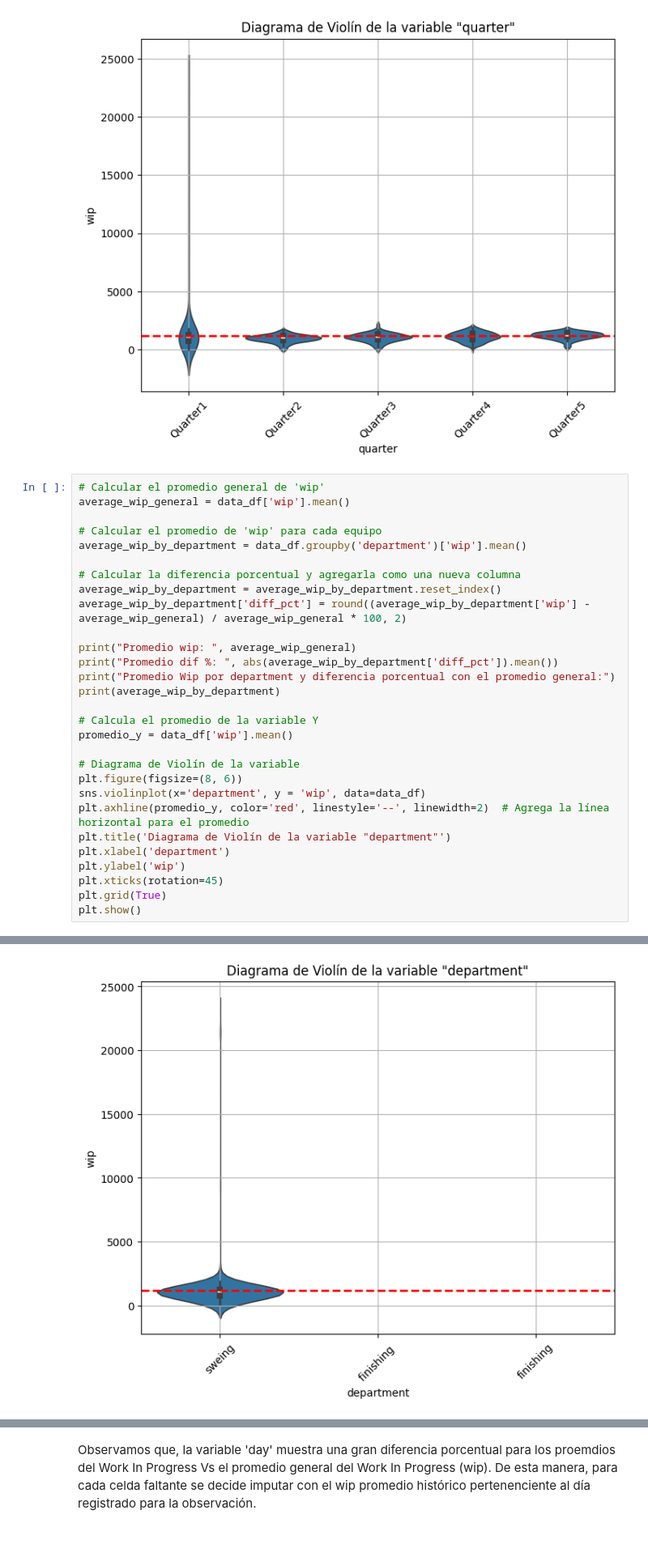
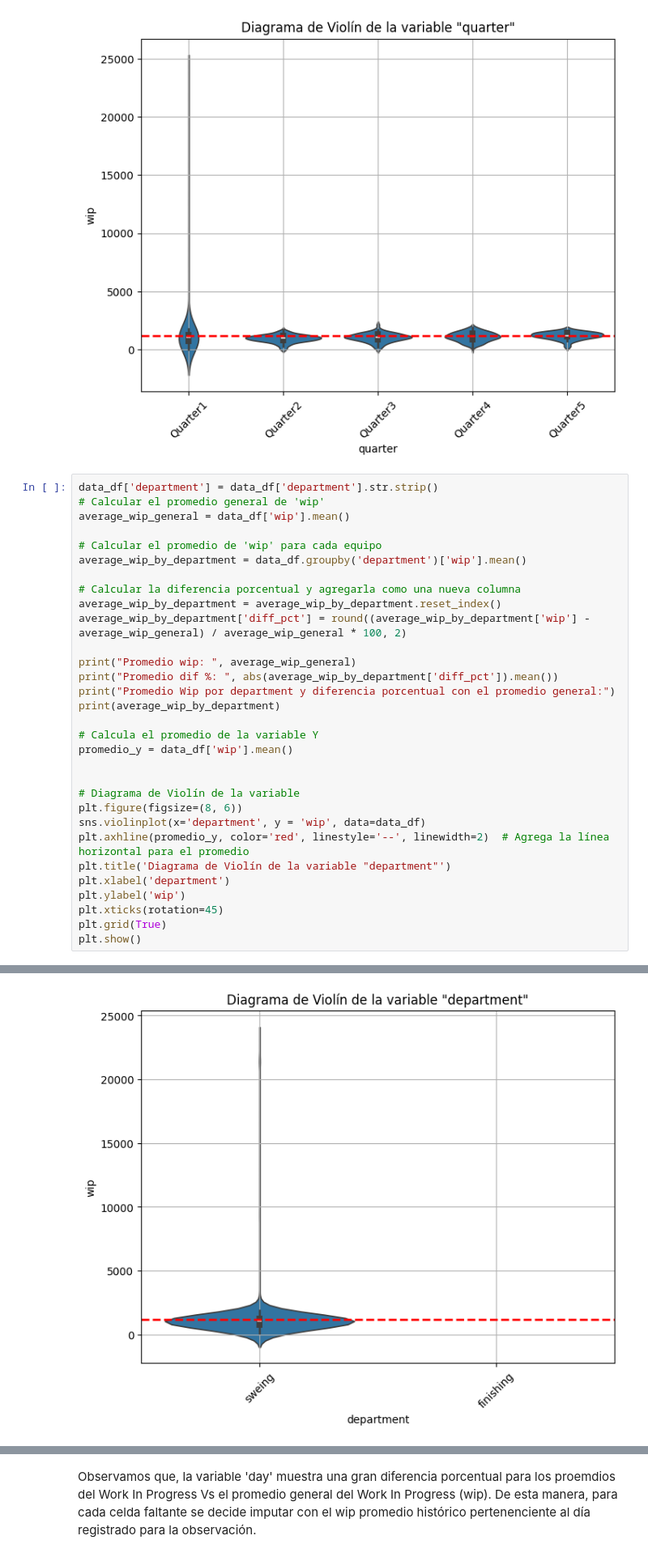
Before and after one commit to vcalderonmol/Proyecto1-Analitica, a Jupyter notebook: Tarea 2.ipynb, the cells around one changed output, grey strips where cells are left out. Shown at 81% size. Saved outputs shown, nothing was run; the diff lists cells and outputs as text.

```diff
--- a/Tarea 2.ipynb
+++ b/Tarea 2.ipynb
@@ -291,6 +291,7 @@ Promedio Wip por quarter y diferencia porcentual con el promedio general:
 4  Quarter5  1182.956522     -0.63
 [figure]
 # %%
+data_df['department'] = data_df['department'].str.strip()
 # Calcular el promedio general de 'wip'
 average_wip_general = data_df['wip'].mean()
 
@@ -309,6 +310,7 @@ print(average_wip_by_department)
 # Calcula el promedio de la variable Y
 promedio_y = data_df['wip'].mean()
 
+
 # Diagrama de Violín de la variable
 plt.figure(figsize=(8, 6))
 sns.violinplot(x='department', y = 'wip', data=data_df)
@@ -330,4 +331,4 @@ Promedio Wip por department y diferencia porcentual con el promedio general:
-[figure, old version]
+[figure, new version]
 # %%
 # Calcular el promedio general de 'wip'
 average_wip_general = data_df['wip'].mean()
```
Also changed, not shown: parts of 1 cell of this notebook, 1 other file.
